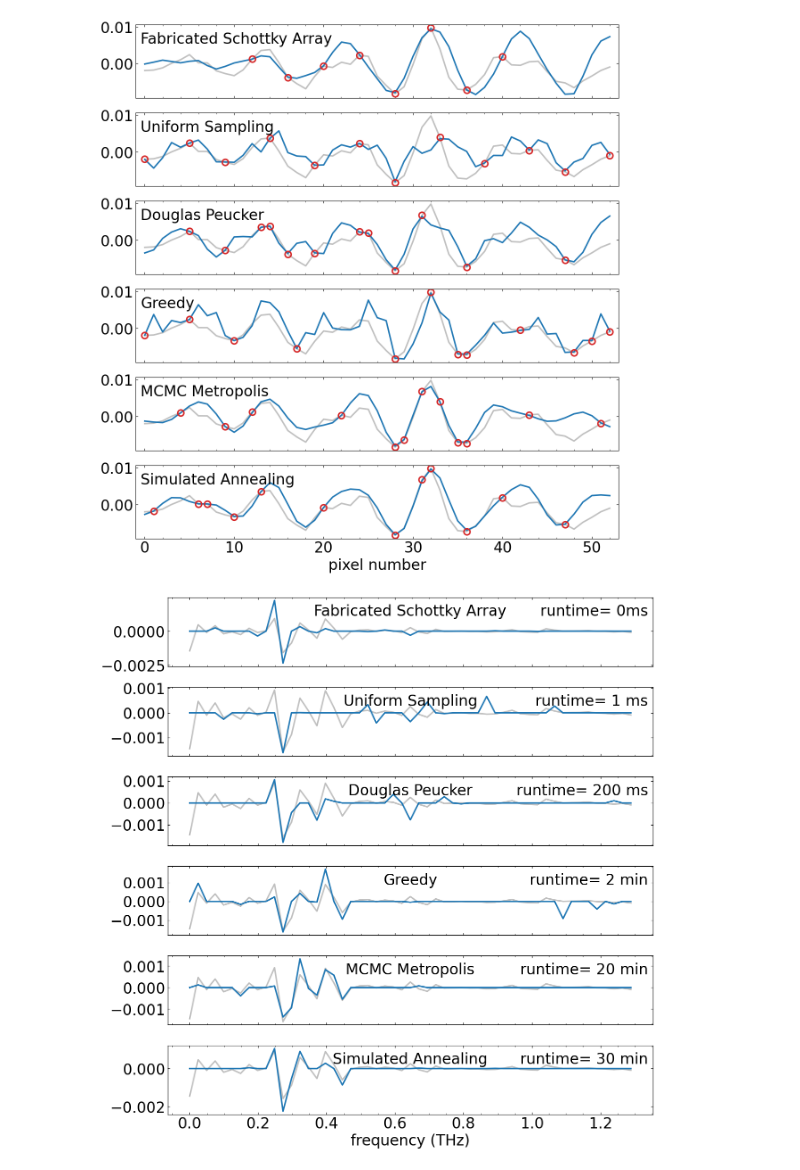
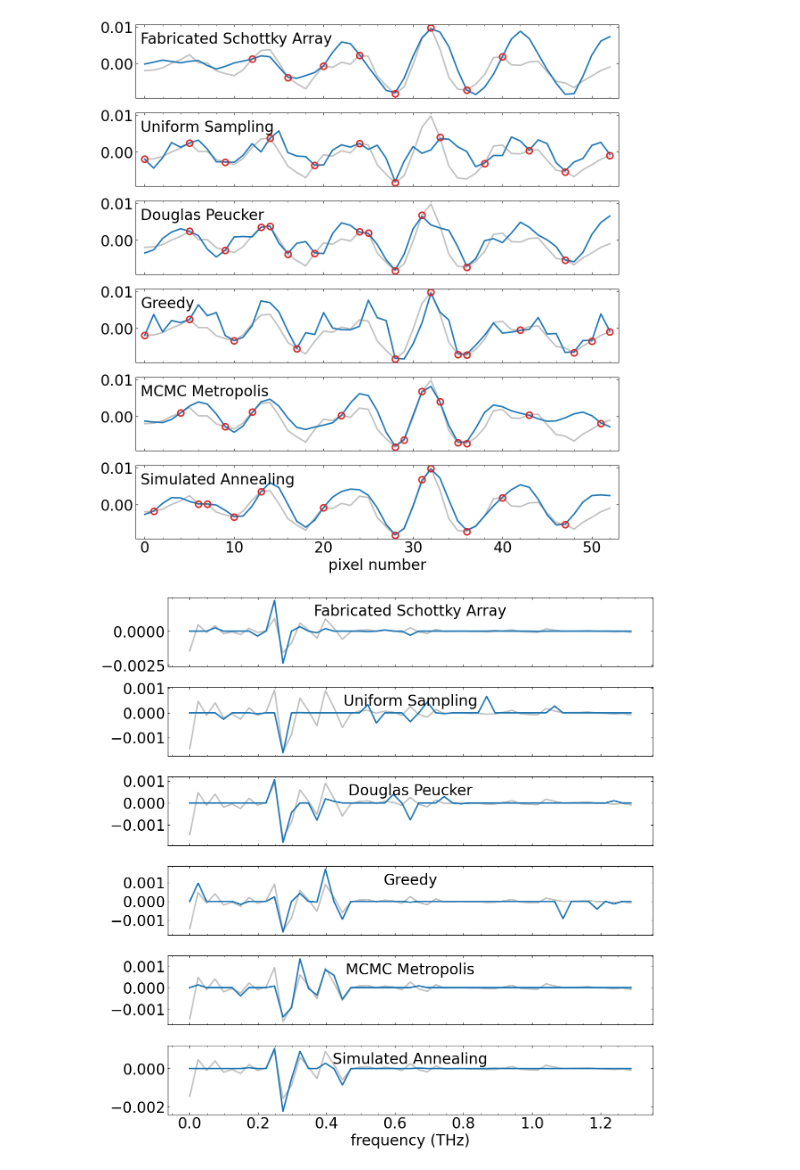
Before and after one commit to Jammi-Dodgers/THz-Compressed-Sensing, a Jupyter notebook: CS_brute_assisted_manual.ipynb, the cells around one changed output. Drawn from its saved outputs; the diff is of its cells as text; code cells hidden in the pictures.

```diff
--- a/CS_brute_assisted_manual.ipynb
+++ b/CS_brute_assisted_manual.ipynb
@@ -196,27 +196,27 @@ plt.show()
 # %%
 ### DCT BASIS
 
 fig, axs = plt.subplots(number_of_methods, 1, figsize= (14, 2.5*number_of_methods), sharex= True, gridspec_kw= {"hspace": 0.3}, facecolor='none')
 
 nyquist = C / (4 *pixel_pitch*1e-6 *np.sin(np.deg2rad(theta/60)))
 nyquist *= 1e-12
 freqs = np.linspace(0, nyquist, total_points) # THIS IS APPROXIMATE WHEN TOTAL_POINTS IS ODD.
 
 for ax, method, sensors, runtime, score in zip(axs, optimised_detectors.keys(), optimised_detectors.values(), runtimes, scores):
     samples = np.full_like(target, np.nan)
     samples[sensors] = target[sensors]
 
     result = cs.compressed_sensing(samples, alpha= regularization_coeffient, domain= "DCT")
     ax.plot(freqs, spfft.dct(target, type= 1, norm= "forward"), color= "silver")
     ax.plot(freqs, result)
     ax.set(facecolor='white')
     ax.annotate(method, (0.5,0.9), xycoords= 'axes fraction', ha= "center", va= "top")
-    ax.annotate("runtime= {0:s}".format(runtime), (0.99,0.9), xycoords= 'axes fraction', ha= "right", va= "top")
+    #ax.annotate("runtime= {0:s}".format(runtime), (0.99,0.9), xycoords= 'axes fraction', ha= "right", va= "top")
 axs[-1].set(xlabel= "frequency (THz)")
 
 plt.show()
 # %% [output]
-[figure, old version]
+[figure, new version]
 # %%
 ### POWER SPECTRUM
 
```
Also changed, not shown: parts of 1 cell of this notebook, 8 other files.
